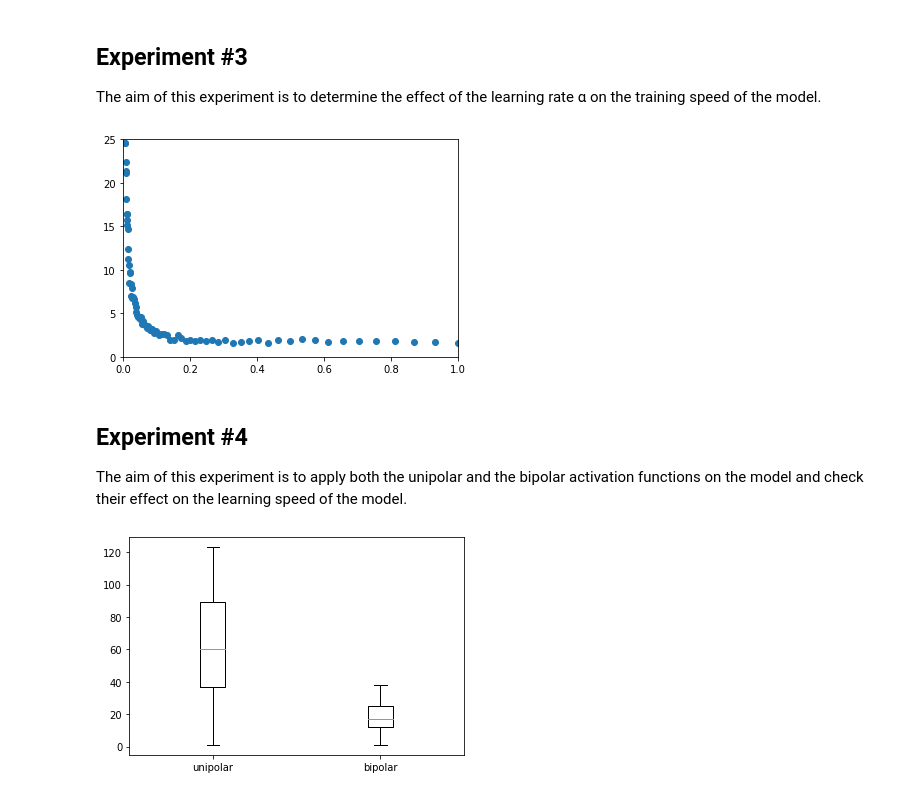
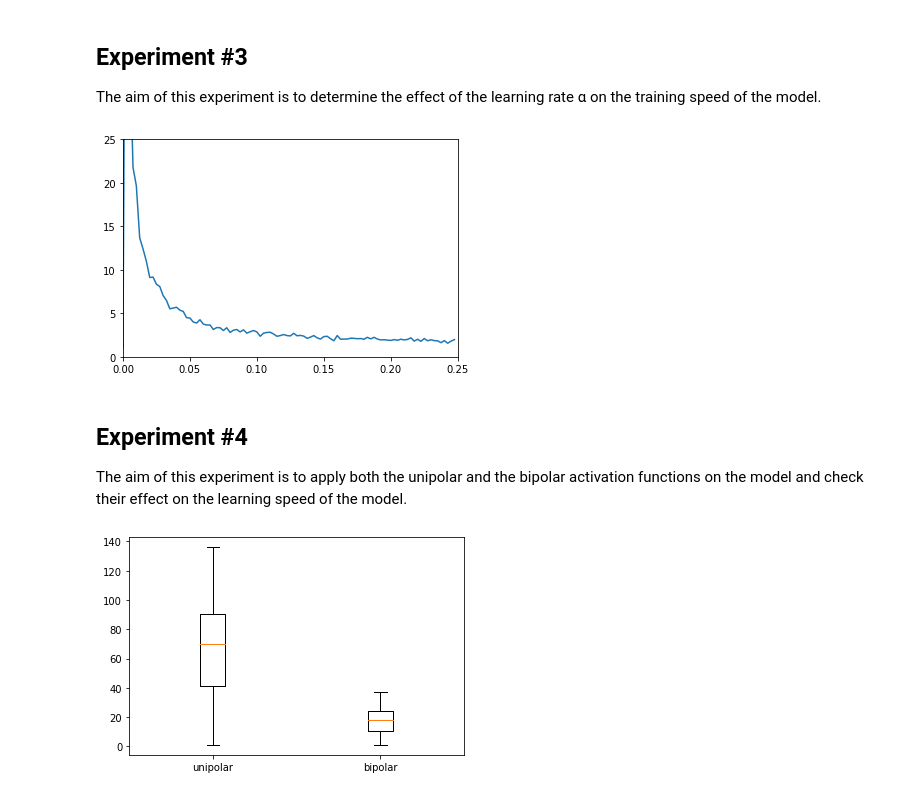
Before and after one commit to karolbelina/sn, a Jupyter notebook: notebooks/assg1.ipynb, the cells around one changed output. Drawn from its saved outputs; the diff is of its cells as text; code cells hidden in the pictures.

```diff
--- a/notebooks/assg1.ipynb
+++ b/notebooks/assg1.ipynb
@@ -108,31 +108,31 @@ The aim of this experiment is to determine the effect of the learning rate α on
 # %%
 dataloader = generate_dataloader(and_)
 random_fn = Uniform(-1.0, 1.0)
 
 
 def factory(α: float):
     def perform():
         model = SimplePerceptron(
             input_size=2,
             random_fn=random_fn,
             learning_rate=α,
         )
-        trainer = Trainer()
+        trainer = Trainer(max_epochs=1000)
         epochs = trainer.fit(model, dataloader)
 
-        return epochs
+        return epochs if epochs < 1000 else np.inf
 
     return perform
 
 
-results = [(α, sample(factory(α), n=50)) for α in np.logspace(-3.0, 0.0, num=100)]
+results = [(α, sample(factory(α), n=50)) for α in np.arange(0.0, 0.25, 0.0025)]
 
 x, y = zip(*results)
-plt.plot(x, y, 'o')
-plt.axis([0.0, 1.0, 0, 25])
+plt.plot(x, y)
+plt.axis([0.0, 0.25, 0, 25])
 plt.show()
 # %% [output]
-[figure, old version]
+[figure, new version]
 # %% [markdown]
 ## Experiment #4
 
@@ -166,4 +166,4 @@ ax.boxplot(results.values())
 ax.set_xticklabels(results.keys())
 plt.show()
 # %% [output]
-[figure, old version]
+[figure, new version]
```
Also changed, not shown: parts of 9 cells of this notebook, 2 other files.
